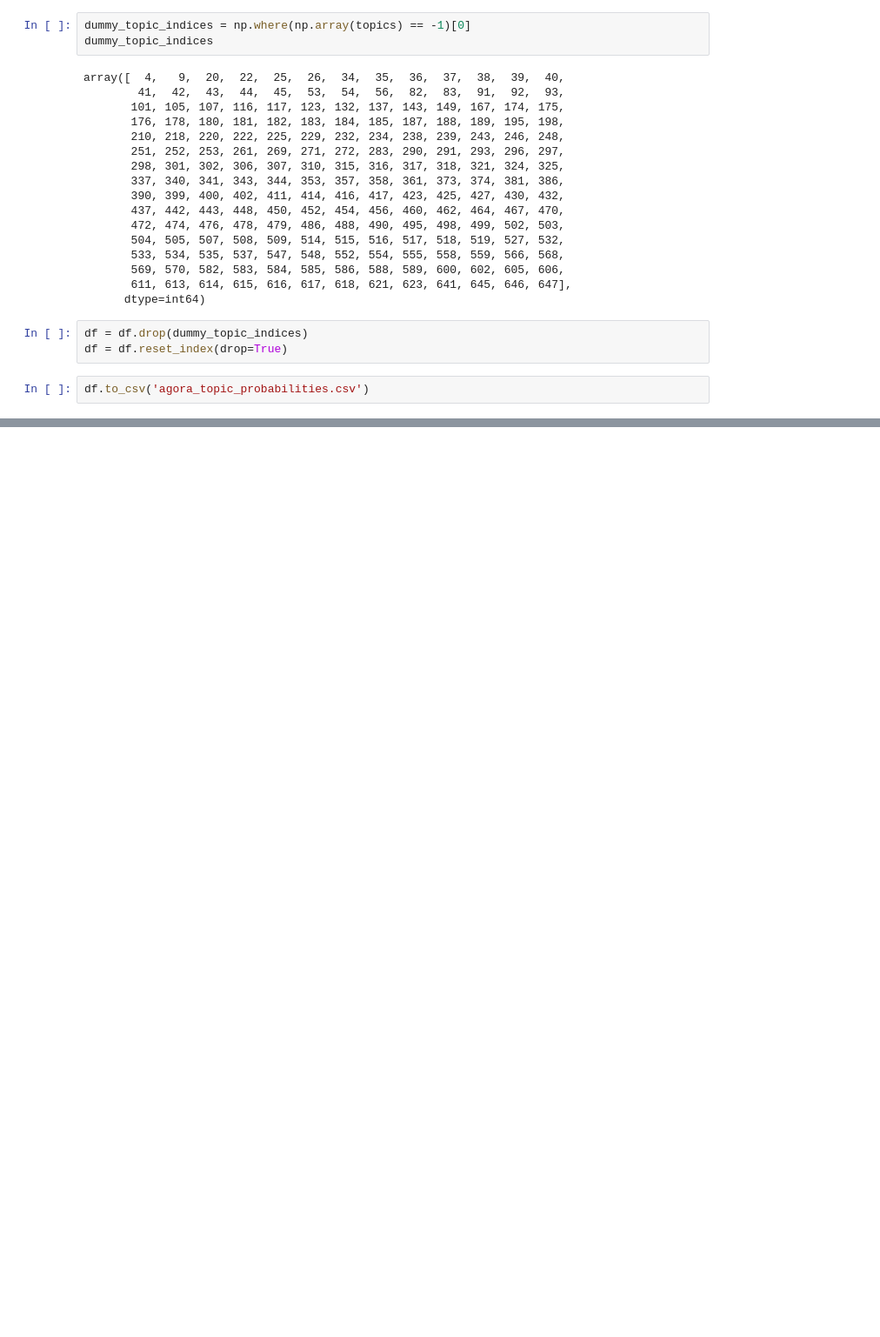
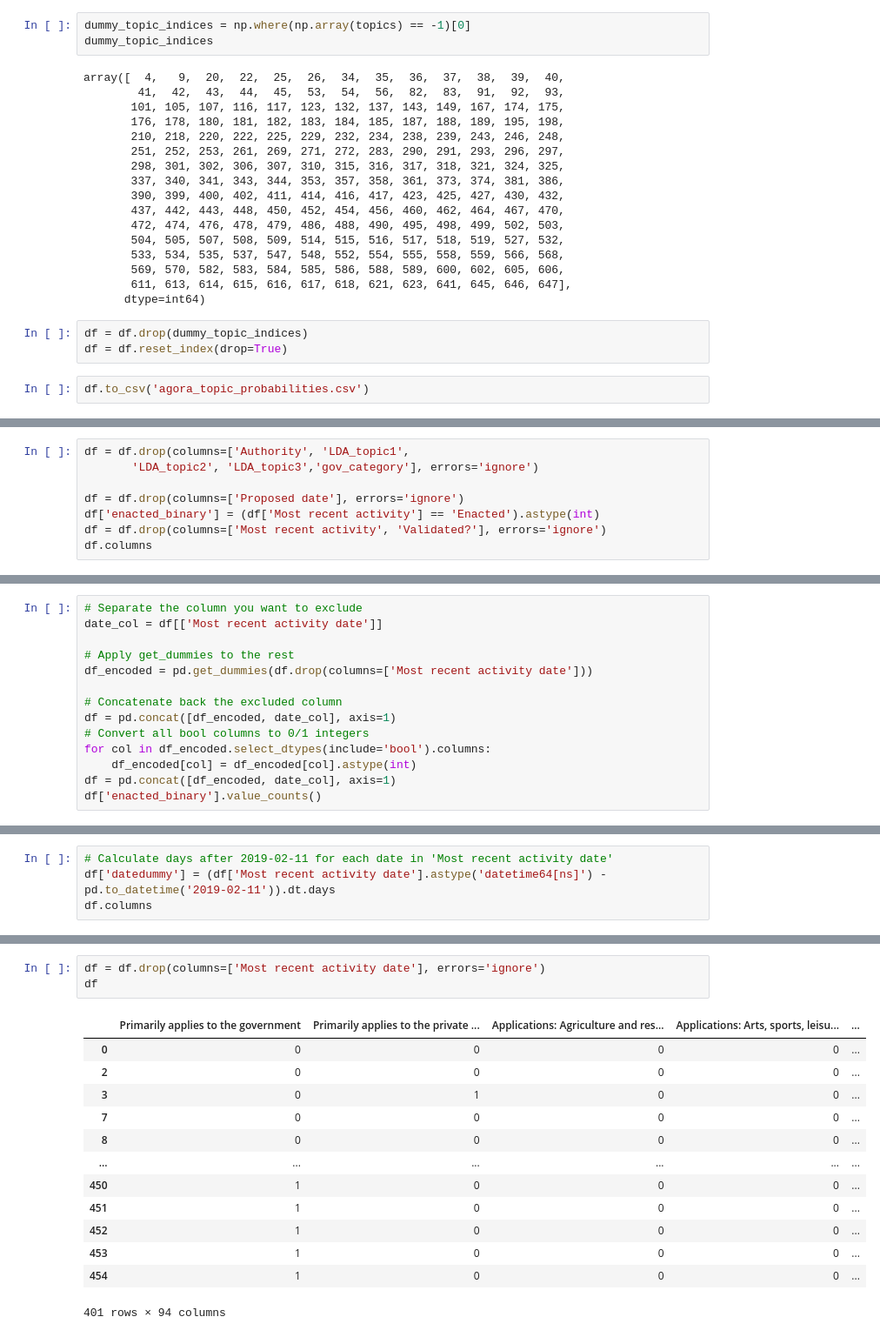
Before and after one commit to noahfehr/econometrics-final, a Jupyter notebook: test.ipynb, the cells around one changed output, grey strips where cells are left out. Shown at 87% size. Cells and saved outputs as stored; diff of their text form; blank space fills up the shorter version.

```diff
--- a/test.ipynb
+++ b/test.ipynb
@@ -329,0 +482,8 @@ df.to_csv('agora_topic_probabilities.csv')
+# %%
+df = df.drop(columns=['Authority', 'LDA_topic1',
+       'LDA_topic2', 'LDA_topic3','gov_category'], errors='ignore')
+
+df = df.drop(columns=['Proposed date'], errors='ignore')
+df['enacted_binary'] = (df['Most recent activity'] == 'Enacted').astype(int)
+df = df.drop(columns=['Most recent activity', 'Validated?'], errors='ignore')
+df.columns
@@ -329,0 +508,14 @@ df.to_csv('agora_topic_probabilities.csv')
+# %%
+# Separate the column you want to exclude
+date_col = df[['Most recent activity date']]
+
+# Apply get_dummies to the rest
+df_encoded = pd.get_dummies(df.drop(columns=['Most recent activity date']))
+
+# Concatenate back the excluded column
+df = pd.concat([df_encoded, date_col], axis=1)
+# Convert all bool columns to 0/1 integers
+for col in df_encoded.select_dtypes(include='bool').columns:
+    df_encoded[col] = df_encoded[col].astype(int)
+df = pd.concat([df_encoded, date_col], axis=1)
+df['enacted_binary'].value_counts()
@@ -329,0 +527,4 @@ df.to_csv('agora_topic_probabilities.csv')
+# %%
+# Calculate days after 2019-02-11 for each date in 'Most recent activity date'
+df['datedummy'] = (df['Most recent activity date'].astype('datetime64[ns]') - pd.to_datetime('2019-02-11')).dt.days
+df.columns
@@ -329,0 +549,17 @@ df.to_csv('agora_topic_probabilities.csv')
+# %%
+df = df.drop(columns=['Most recent activity date'], errors='ignore')
+df
+# %% [output]
+|  | Primarily applies to the government | Primarily applies to the private ... | Applications: Agriculture and res... | Applications: Arts, sports, leisu... | ... |
+| 0 | 0 | 0 | 0 | 0 | ... |
+| 2 | 0 | 0 | 0 | 0 | ... |
+| 3 | 0 | 1 | 0 | 0 | ... |
+| 7 | 0 | 0 | 0 | 0 | ... |
+| 8 | 0 | 0 | 0 | 0 | ... |
+| ... | ... | ... | ... | ... | ... |
+| 450 | 1 | 0 | 0 | 0 | ... |
+| 451 | 1 | 0 | 0 | 0 | ... |
+| 452 | 1 | 0 | 0 | 0 | ... |
+| 453 | 1 | 0 | 0 | 0 | ... |
+| 454 | 1 | 0 | 0 | 0 | ... |
+401 rows × 94 columns
```
Also changed, not shown: parts of 14 cells of this notebook, 3 other files.
